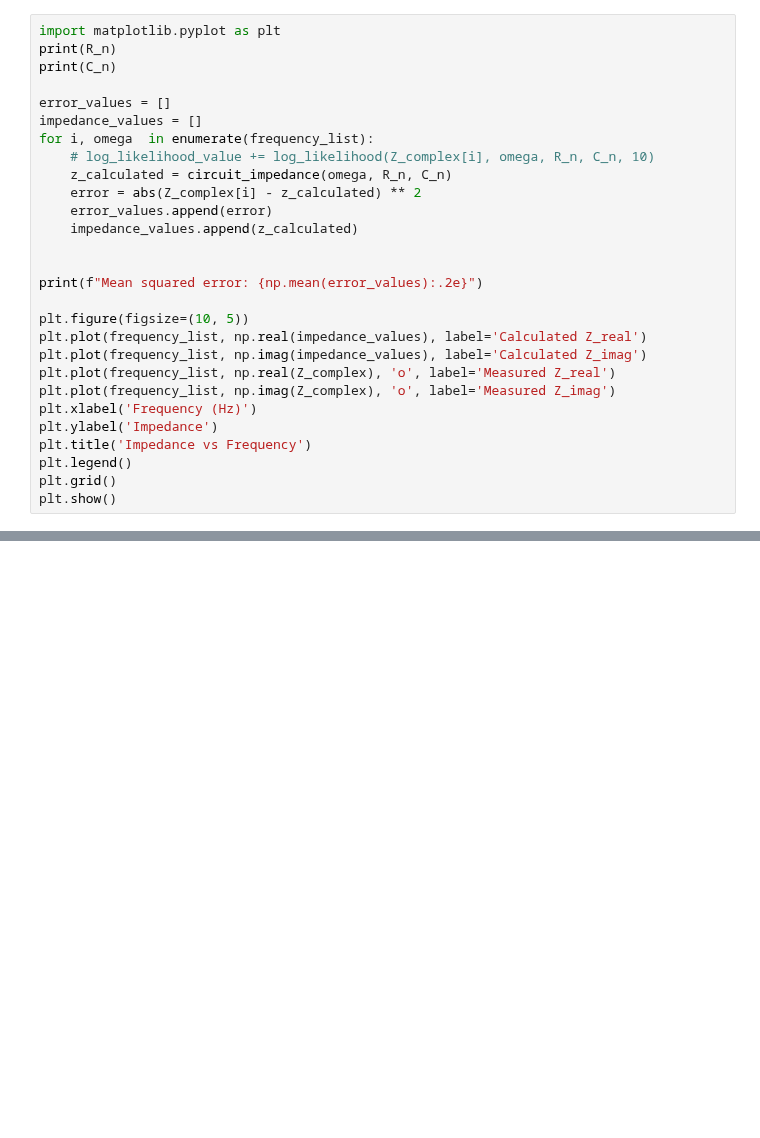
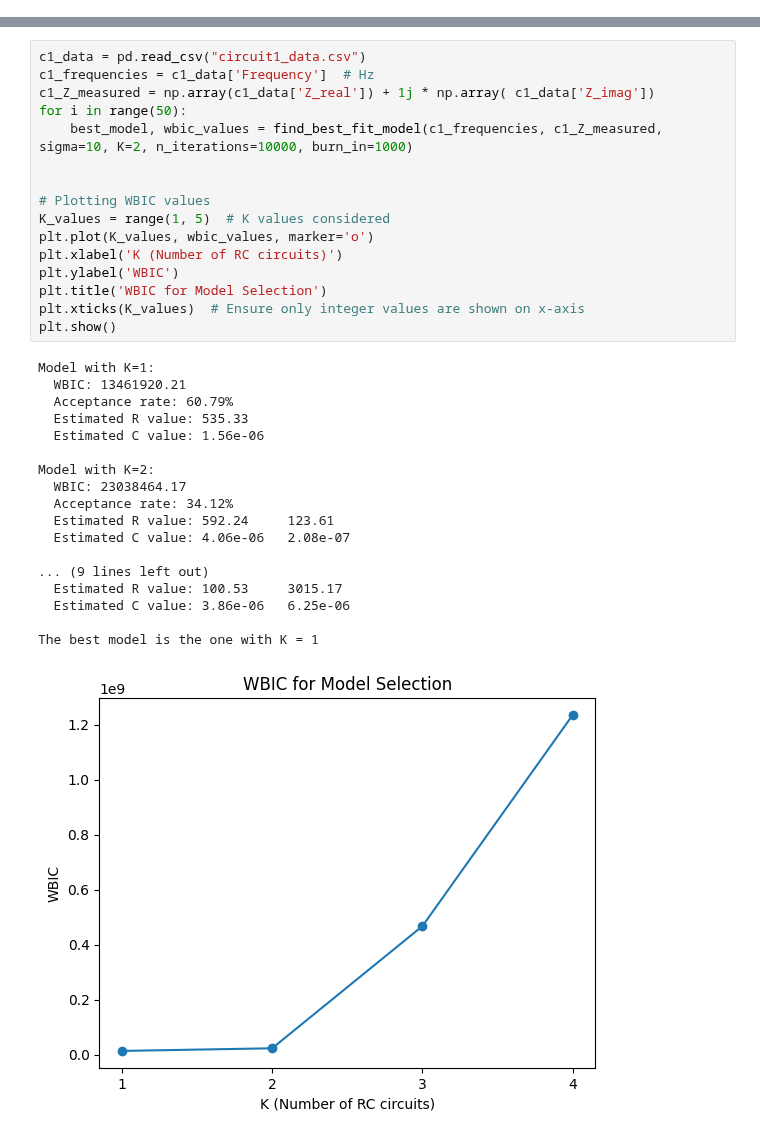
Before and after one commit to calvinbootsman/Data-Fusion-Architecture, a Jupyter notebook: Assignment 2.ipynb, the cells around one changed output, grey strips where cells are left out. Saved outputs shown, nothing was run; the diff lists cells and outputs as text; blank space fills up the shorter version.

Commit message:
Refactored the code and added WBIC

```diff
--- a/Assignment 2.ipynb
+++ b/Assignment 2.ipynb
@@ -209,28 +214,0 @@ Estimated C value: 1.55e-06
-# %%
-import matplotlib.pyplot as plt
-print(R_n)
-print(C_n)
-
-error_values = []
-impedance_values = []
-for i, omega  in enumerate(frequency_list):
-    # log_likelihood_value += log_likelihood(Z_complex[i], omega, R_n, C_n, 10)
-    z_calculated = circuit_impedance(omega, R_n, C_n)
-    error = abs(Z_complex[i] - z_calculated) ** 2
-    error_values.append(error)
-    impedance_values.append(z_calculated)
-
-
-print(f"Mean squared error: {np.mean(error_values):.2e}")
-
-plt.figure(figsize=(10, 5))
-plt.plot(frequency_list, np.real(impedance_values), label='Calculated Z_real')
-plt.plot(frequency_list, np.imag(impedance_values), label='Calculated Z_imag')
-plt.plot(frequency_list, np.real(Z_complex), 'o', label='Measured Z_real')
-plt.plot(frequency_list, np.imag(Z_complex), 'o', label='Measured Z_imag')
-plt.xlabel('Frequency (Hz)')
-plt.ylabel('Impedance')
-plt.title('Impedance vs Frequency')
-plt.legend()
-plt.grid()
-plt.show()
@@ -259,3 +335,38 @@ plt.show()
+# %%
+c1_data = pd.read_csv("circuit1_data.csv")
+c1_frequencies = c1_data['Frequency']  # Hz
+c1_Z_measured = np.array(c1_data['Z_real']) + 1j * np.array( c1_data['Z_imag'])
+for i in range(50):
+    best_model, wbic_values = find_best_fit_model(c1_frequencies, c1_Z_measured, sigma=10, K=2, n_iterations=10000, burn_in=1000)
+
+
+# Plotting WBIC values
+K_values = range(1, 5)  # K values considered
+plt.plot(K_values, wbic_values, marker='o')
+plt.xlabel('K (Number of RC circuits)')
+plt.ylabel('WBIC')
+plt.title('WBIC for Model Selection')
+plt.xticks(K_values)  # Ensure only integer values are shown on x-axis
+plt.show()
+# %% [output]
+Model with K=1:
+  WBIC: 13461920.21
+  Acceptance rate: 60.79%
+  Estimated R value: 535.33
+  Estimated C value: 1.56e-06
+
+Model with K=2:
+  WBIC: 23038464.17
+  Acceptance rate: 34.12%
+  Estimated R value: 592.24     123.61
+  Estimated C value: 4.06e-06   2.08e-07
+
+... (9 lines left out)
+  Estimated R value: 100.53     3015.17
+  Estimated C value: 3.86e-06   6.25e-06
+
+The best model is the one with K = 1
+[figure, added]
 # %%
 # # Define function for Nyquist plots
 # def plot_nyquist(ax, real, imag, color1, color2, color3, title):
```
Also changed, not shown: parts of 7 cells of this notebook.
